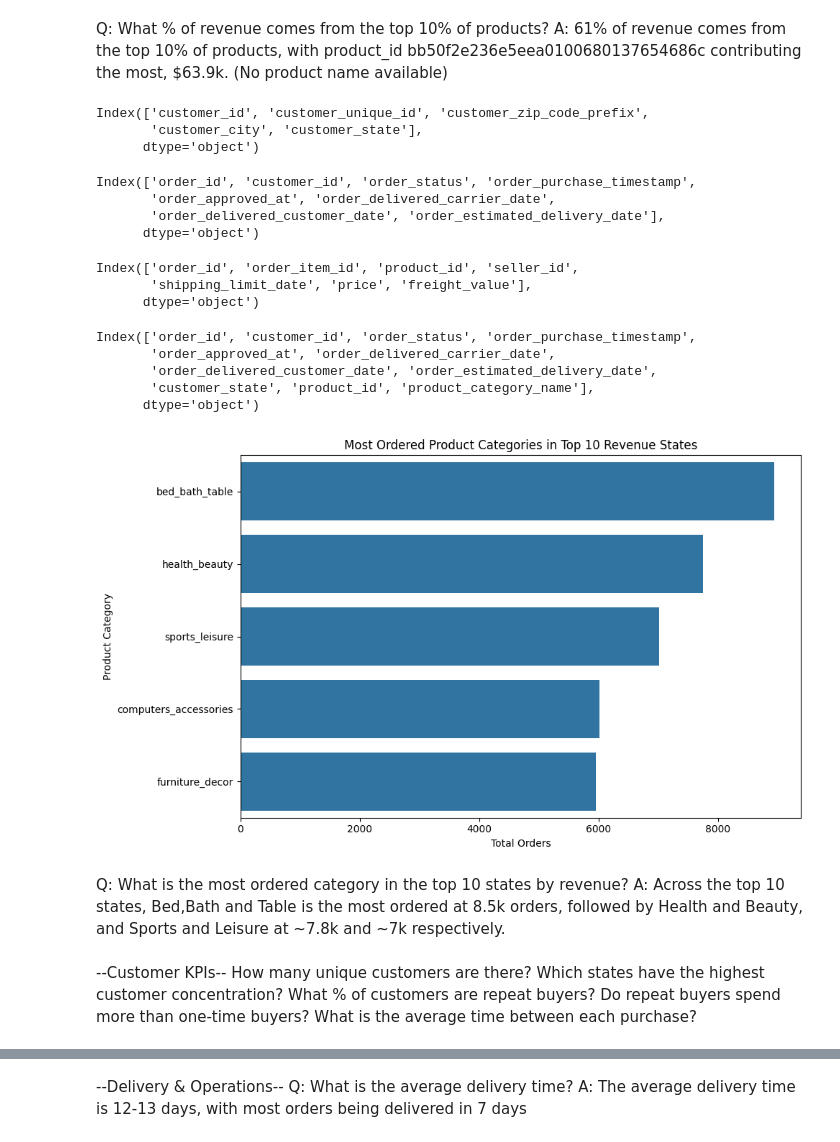
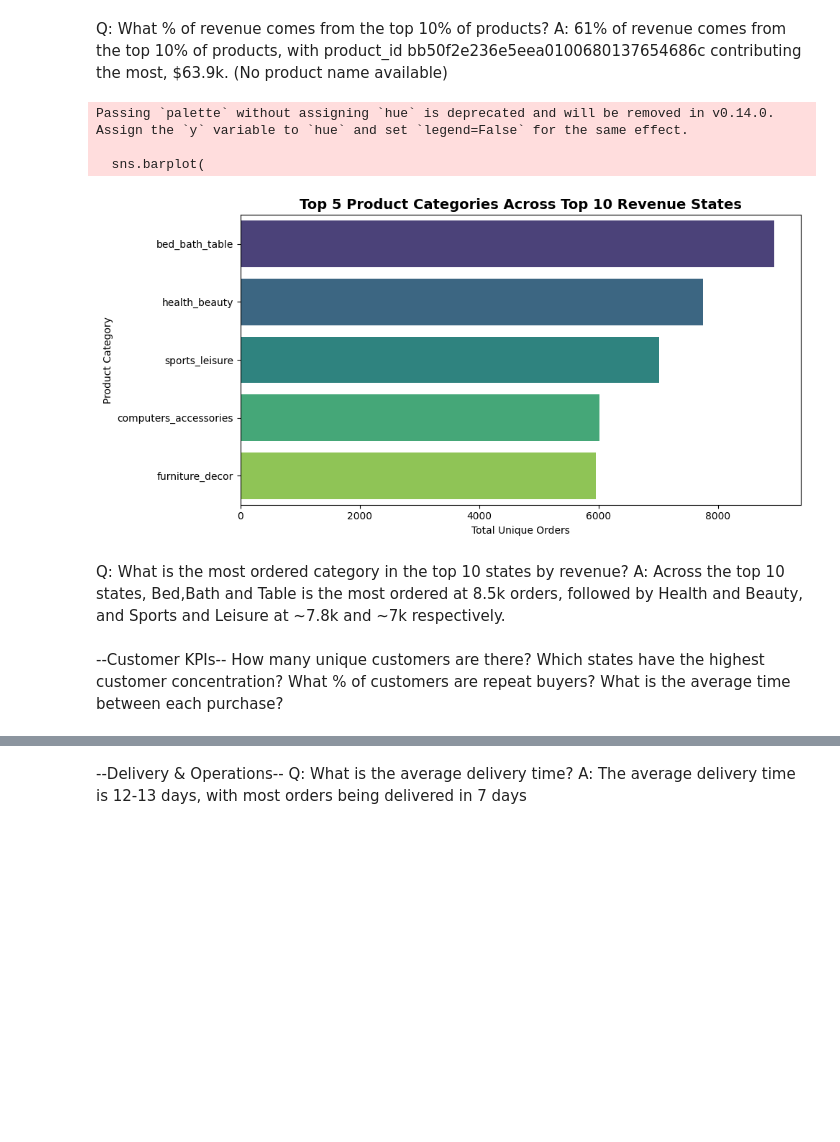
Before and after one commit to Scarl3tx/Ecommerce_Analysis, a Jupyter notebook: notebooks/analysis.ipynb, the cells around one changed output, grey strips where cells are left out. Cells and saved outputs as stored; diff of their text form; code cells hidden in the pictures; blank space fills up the shorter version.

```diff
--- a/notebooks/analysis.ipynb
+++ b/notebooks/analysis.ipynb
@@ -326,22 +215,3 @@ print(total_top10_revenue_percent)
 # %% [markdown]
 Q: What % of revenue comes from the top 10% of products?
 A: 61% of revenue comes from the top 10% of products, with product_id bb50f2e236e5eea0100680137654686c contributing the most, $63.9k. (No product name available)
-# %%
-customers.columns
-# %% [output]
-Index(['customer_id', 'customer_unique_id', 'customer_zip_code_prefix',
-       'customer_city', 'customer_state'],
-      dtype='object')
-# %%
-orders.columns
-# %% [output]
-Index(['order_id', 'customer_id', 'order_status', 'order_purchase_timestamp',
-       'order_approved_at', 'order_delivered_carrier_date',
-       'order_delivered_customer_date', 'order_estimated_delivery_date'],
-      dtype='object')
-# %%
-order_items.columns
-# %% [output]
-Index(['order_id', 'order_item_id', 'product_id', 'seller_id',
-       'shipping_limit_date', 'price', 'freight_value'],
-      dtype='object')
@@ -366,45 +218,41 @@ orders_items_top = orders_top_states.merge(
-# %%
-orders_items_top.columns
-# %% [output]
-Index(['order_id', 'customer_id', 'order_status', 'order_purchase_timestamp',
-       'order_approved_at', 'order_delivered_carrier_date',
-       'order_delivered_customer_date', 'order_estimated_delivery_date',
-       'customer_state', 'product_id', 'product_category_name'],
-      dtype='object')
+# %%
+top_10_states = (
+    revenue_kpi.groupby('customer_state')['price']
+    .sum()
+    .nlargest(10)
+    .index
+)
+
+plot_data = revenue_kpi[revenue_kpi['customer_state'].isin(top_10_states)]
+
+top_5_categories = (
+    plot_data.groupby('product_category_name_english')['order_id']
+    .nunique()
+    .reset_index(name='total_orders')
+    .nlargest(5, 'total_orders')
+)
 # %%
-category_order_sums = (
-    orders_items_top
-    .groupby('product_category_name')['order_id']
-    .nunique()  # COUNTD(Order ID)
-    .reset_index(name='total_num_orders')
-    .sort_values(by='total_num_orders', ascending=False)
-)
-
-#English names
-category_order_sums = category_order_sums.merge(
-    category_english[['product_category_name','product_category_name_english']],
-    on='product_category_name',
-    how='left'
-).sort_values(by='total_num_orders', ascending=False)
-
 import matplotlib.pyplot as plt
 import seaborn as sns
 
-# Plot the top categories by total orders
-plt.figure(figsize=(10,6))
+plt.figure(figsize=(10, 5))
 sns.barplot(
-    data=category_order_sums.head(5),
-    x='total_num_orders',              # Total orders
-    y='product_category_name_english',# Category names
+    data=top_5_categories,
+    x='total_orders',
+    y='product_category_name_english',
+    palette='viridis' # Nice color gradient
 )
 
-plt.title("Most Ordered Product Categories in Top 10 Revenue States")
-plt.xlabel("Total Orders")
+plt.title("Top 5 Product Categories Across Top 10 Revenue States", fontsize=14, fontweight='bold')
+plt.xlabel("Total Unique Orders")
 plt.ylabel("Product Category")
 plt.tight_layout()
 plt.show()
 # %% [output]
+Passing `palette` without assigning `hue` is deprecated and will be removed in v0.14.0. Assign the `y` variable to `hue` and set `legend=False` for the same effect.
+
+  sns.barplot(
-[figure, old version]
+[figure, new version]
 # %% [markdown]
 Q: What is the most ordered category in the top 10 states by revenue?
 A: Across the top 10 states, Bed,Bath and Table is the most ordered at 8.5k orders, followed by Health and Beauty, and Sports and Leisure at ~7.8k and ~7k respectively.
@@ -413,5 +261,4 @@ A: Across the top 10 states, Bed,Bath and Table is the most ordered at 8.5k orde
 How many unique customers are there?
 Which states have the highest customer concentration?
 What % of customers are repeat buyers?
-Do repeat buyers spend more than one-time buyers?
 What is the average time between each purchase?
```
Also changed, not shown: parts of 77 cells of this notebook.
